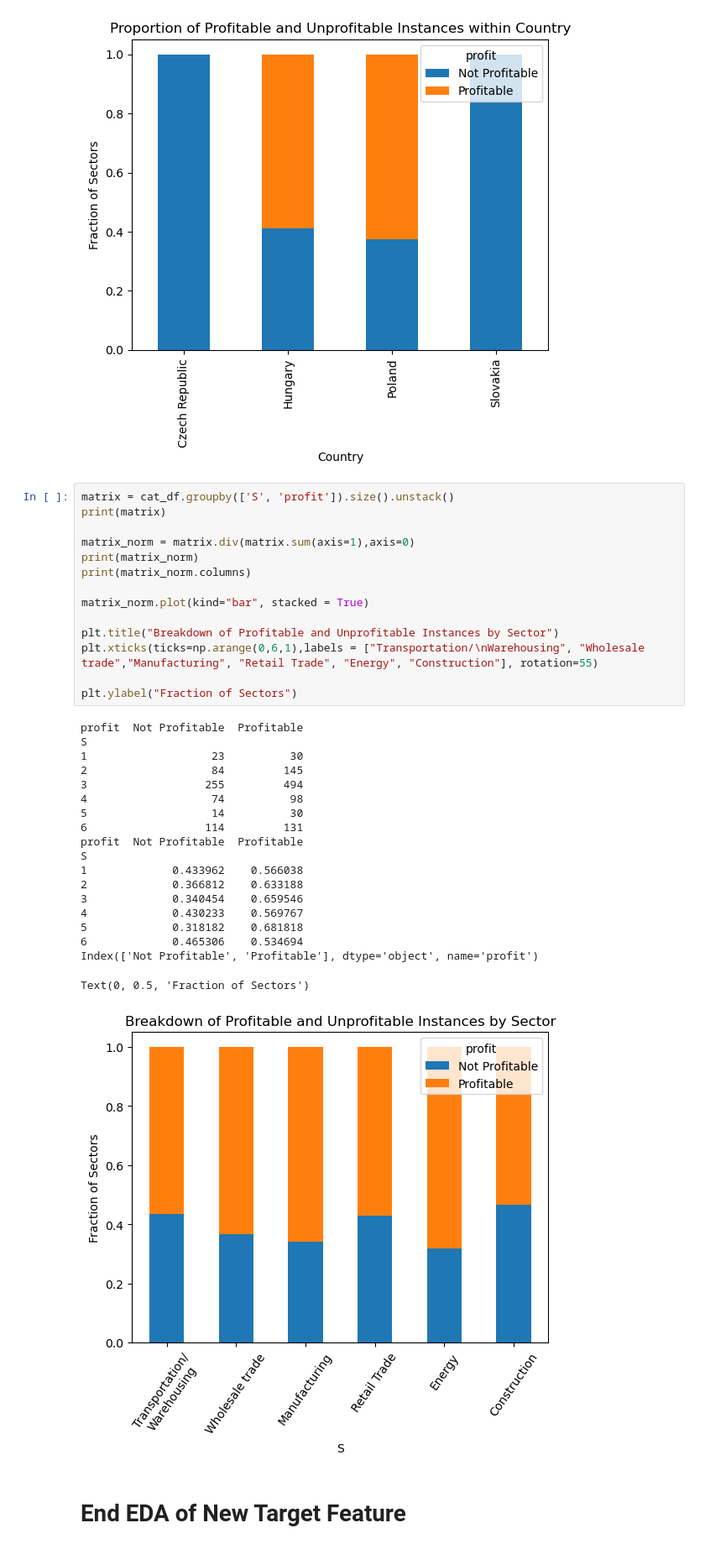
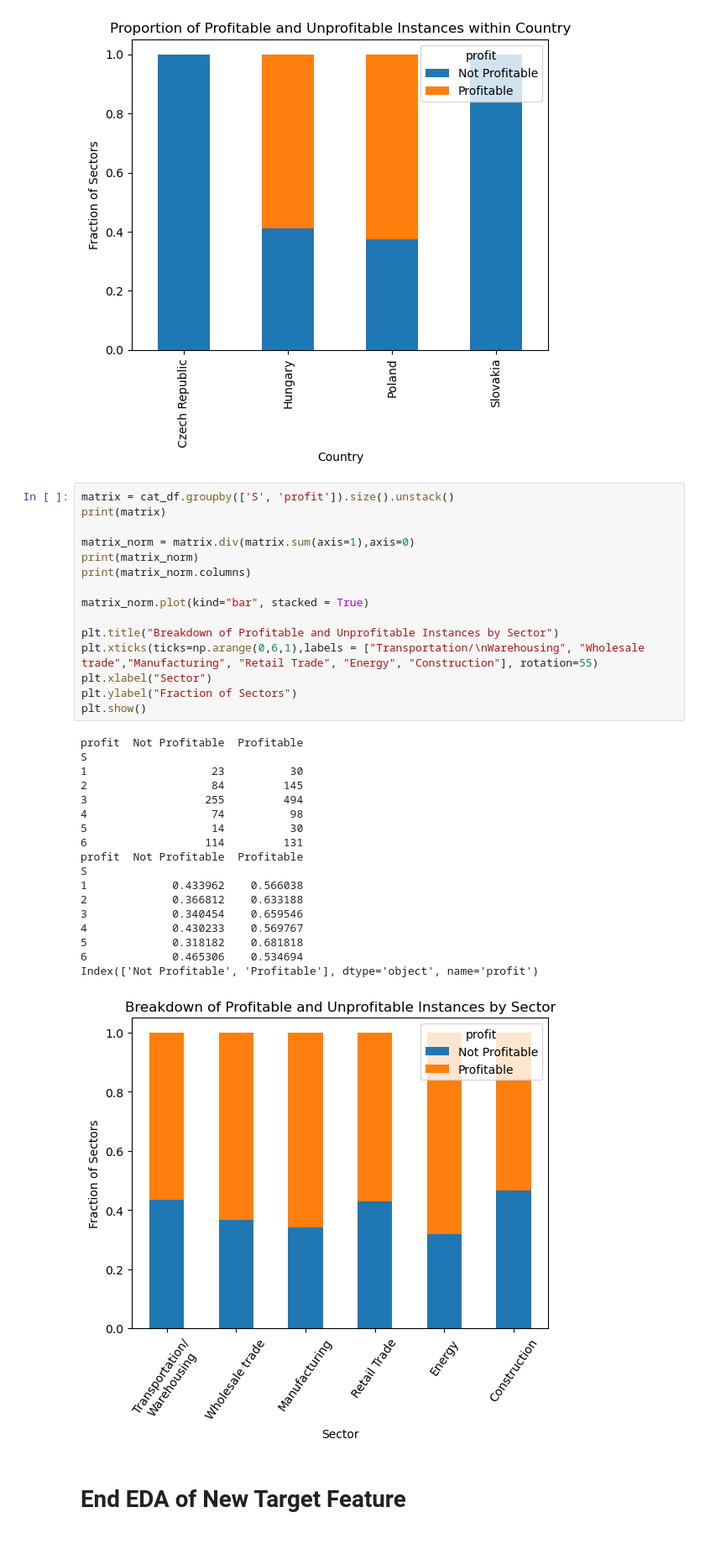
Before and after one commit to dykim3303/v4_group_class, a Jupyter notebook: V4 data/proj.ipynb, the cells around one changed output. Shown at 84% size. Saved outputs shown, nothing was run; the diff lists cells and outputs as text.

```diff
--- a/V4 data/proj.ipynb
+++ b/V4 data/proj.ipynb
@@ -788,36 +783,36 @@ Text(0, 0.5, 'Fraction of Sectors')
 matrix = cat_df.groupby(['S', 'profit']).size().unstack()
 print(matrix)
 
 matrix_norm = matrix.div(matrix.sum(axis=1),axis=0)
 print(matrix_norm)
 print(matrix_norm.columns)
 
 matrix_norm.plot(kind="bar", stacked = True)
 
 plt.title("Breakdown of Profitable and Unprofitable Instances by Sector")
 plt.xticks(ticks=np.arange(0,6,1),labels = ["Transportation/\nWarehousing", "Wholesale trade","Manufacturing", "Retail Trade", "Energy", "Construction"], rotation=55)
-
+plt.xlabel("Sector")
 plt.ylabel("Fraction of Sectors")
+plt.show()
 # %% [output]
 profit  Not Profitable  Profitable
 S
 1                   23          30
 2                   84         145
 3                  255         494
 4                   74          98
 5                   14          30
 6                  114         131
 profit  Not Profitable  Profitable
 S
 1             0.433962    0.566038
 2             0.366812    0.633188
 3             0.340454    0.659546
 4             0.430233    0.569767
 5             0.318182    0.681818
 6             0.465306    0.534694
 Index(['Not Profitable', 'Profitable'], dtype='object', name='profit')
-Text(0, 0.5, 'Fraction of Sectors')
-[figure, old version]
+[figure, new version]
 # %% [markdown]
 # End EDA of New Target Feature
 # %%
```
Also changed, not shown: parts of 72 cells of this notebook, 18 other files.
